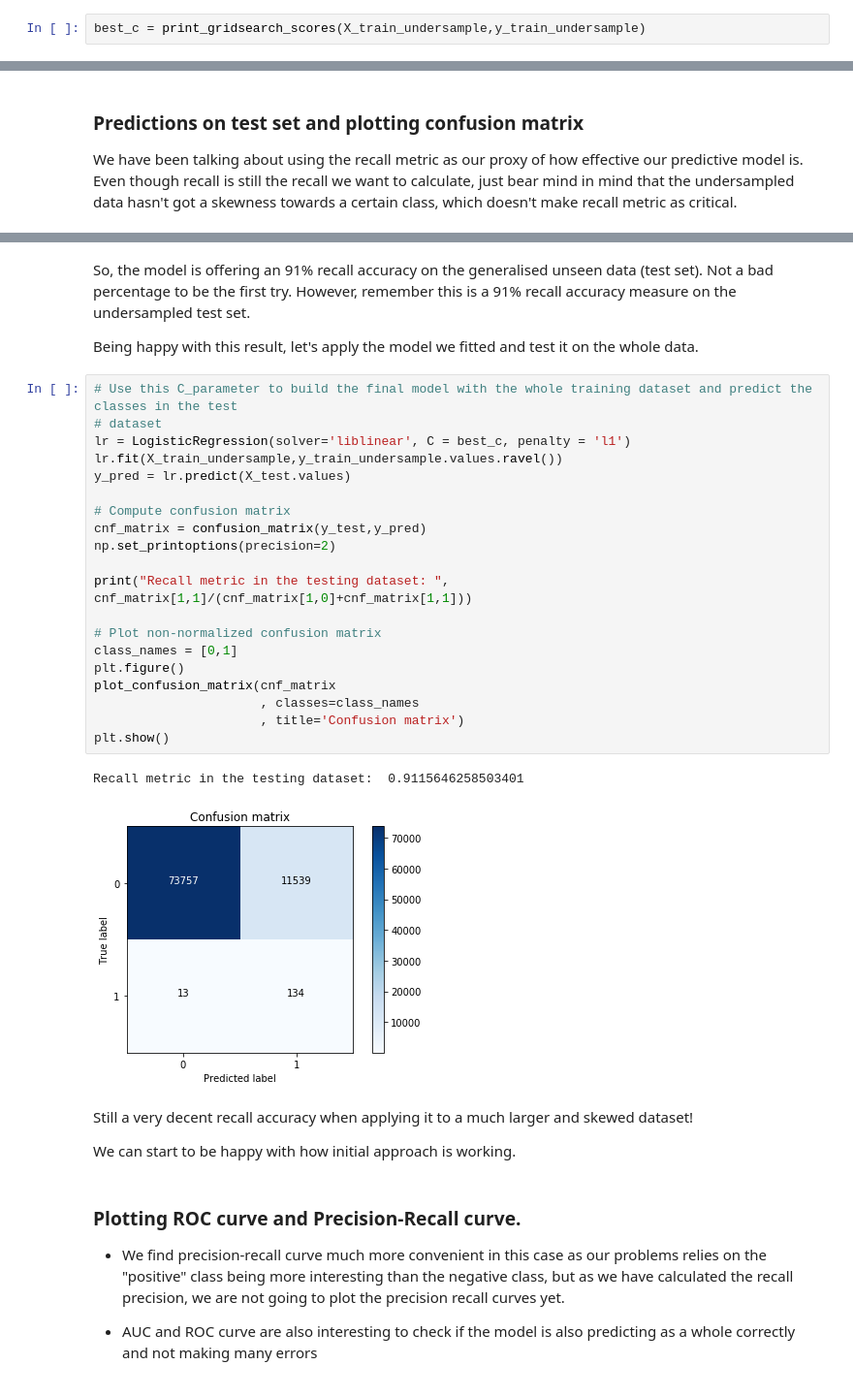
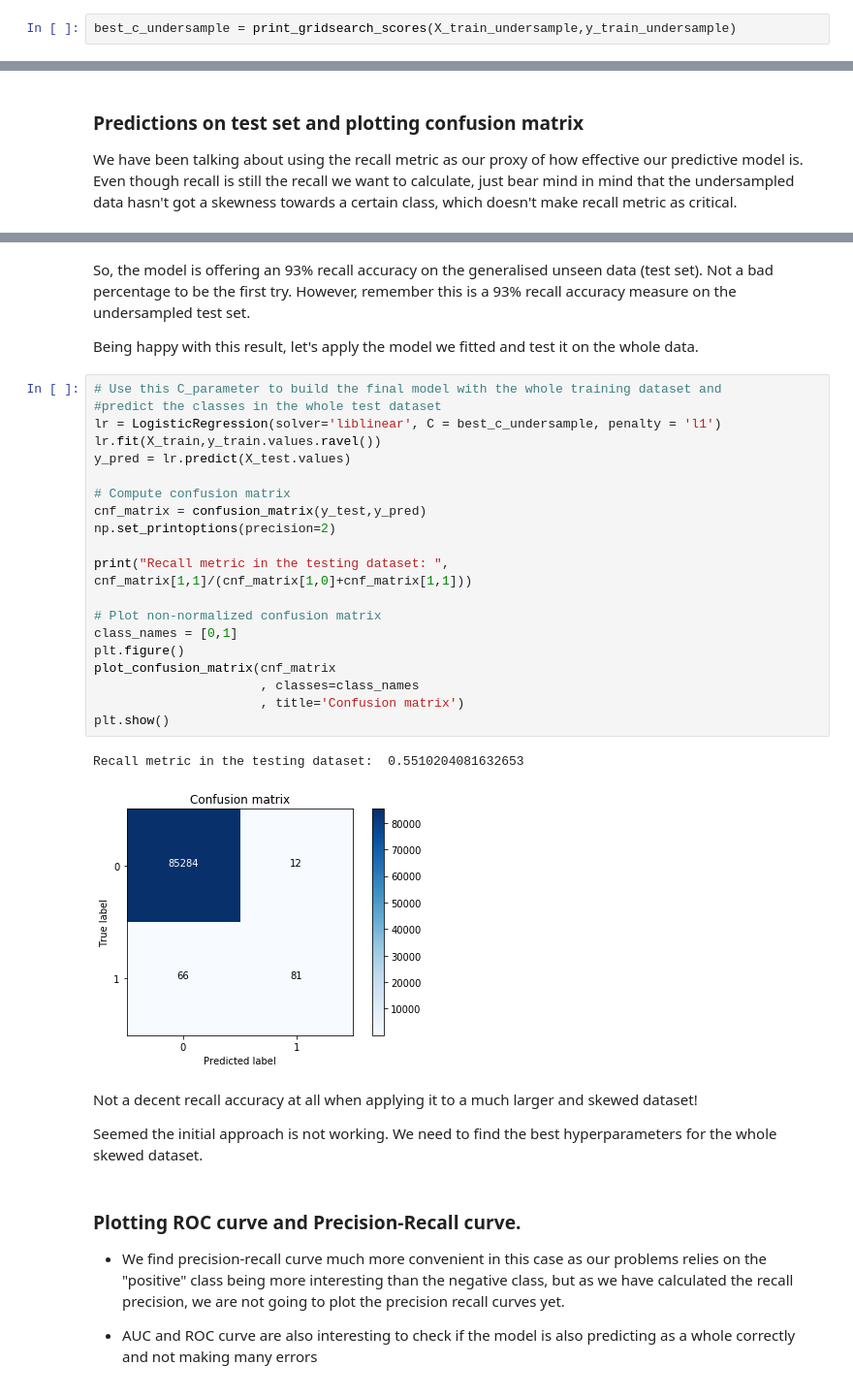
Before and after one commit to gaoshangdeakin/SIT384-Jupyter, a Jupyter notebook: SIT384P10A-Case study.ipynb, the cells around one changed output, grey strips where cells are left out. Shown at 97% size. Drawn from its saved outputs; the diff is of its cells as text.

```diff
--- a/SIT384P10A-Case study.ipynb
+++ b/SIT384P10A-Case study.ipynb
@@ -261,7 +260,7 @@ def print_gridsearch_scores(x_train_data,y_train_data):
 
     return clf.best_params_["C"]
 # %%
-best_c = print_gridsearch_scores(X_train_undersample,y_train_undersample)
+best_c_undersample = print_gridsearch_scores(X_train_undersample,y_train_undersample)
 # %% [output]
 Best parameters set found on development set:
 
@@ -339,34 +338,34 @@ Recall metric in the testing dataset:  0.9115646258503401
 # %% [markdown]
-So, the model is offering an 91% recall accuracy on the generalised unseen data (test set). Not a bad percentage to be the first try. However, remember this is a 91% recall accuracy measure on the undersampled test set.
+So, the model is offering an 93% recall accuracy on the generalised unseen data (test set). Not a bad percentage to be the first try. However, remember this is a 93% recall accuracy measure on the undersampled test set.
 
 Being happy with this result, let's apply the model we fitted and test it on the whole data.
 # %%
-# Use this C_parameter to build the final model with the whole training dataset and predict the classes in the test
-# dataset
-lr = LogisticRegression(solver='liblinear', C = best_c, penalty = 'l1')
-lr.fit(X_train_undersample,y_train_undersample.values.ravel())
+# Use this C_parameter to build the final model with the whole training dataset and
+#predict the classes in the whole test dataset
+lr = LogisticRegression(solver='liblinear', C = best_c_undersample, penalty = 'l1')
+lr.fit(X_train,y_train.values.ravel())
 y_pred = lr.predict(X_test.values)
 
 # Compute confusion matrix
 cnf_matrix = confusion_matrix(y_test,y_pred)
 np.set_printoptions(precision=2)
 
 print("Recall metric in the testing dataset: ", cnf_matrix[1,1]/(cnf_matrix[1,0]+cnf_matrix[1,1]))
 
 # Plot non-normalized confusion matrix
 class_names = [0,1]
 plt.figure()
 plot_confusion_matrix(cnf_matrix
                       , classes=class_names
                       , title='Confusion matrix')
 plt.show()
 # %% [output]
-Recall metric in the testing dataset:  0.9115646258503401
+Recall metric in the testing dataset:  0.5510204081632653
-[figure, old version]
+[figure, new version]
 # %% [markdown]
-Still a very decent recall accuracy when applying it to a much larger and skewed dataset!
+Not a  decent recall accuracy at all when applying it to a much larger and skewed dataset!
 
-We can start to be happy with how initial approach is working.
+Seemed the initial approach is not working. We need to find the best hyperparameters for the whole skewed dataset.
 # %% [markdown]
 ### Plotting ROC curve and Precision-Recall curve.
 
```
Also changed, not shown: parts of 18 cells of this notebook.
